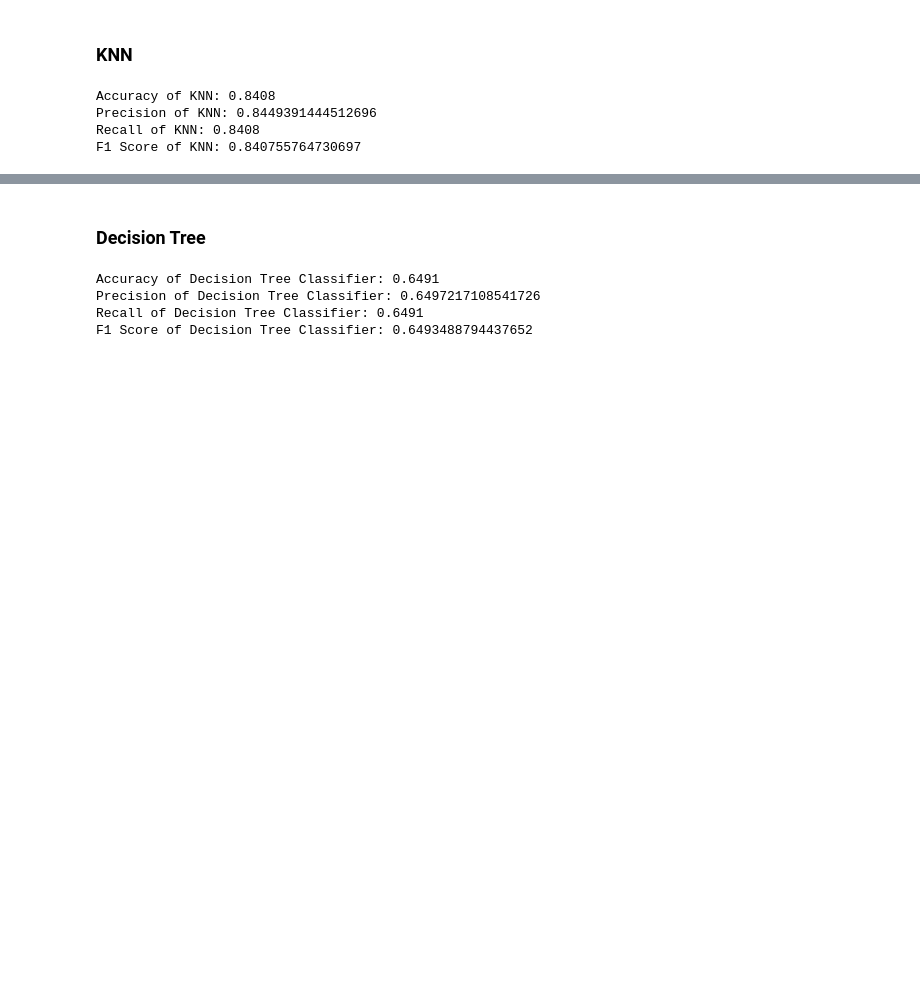
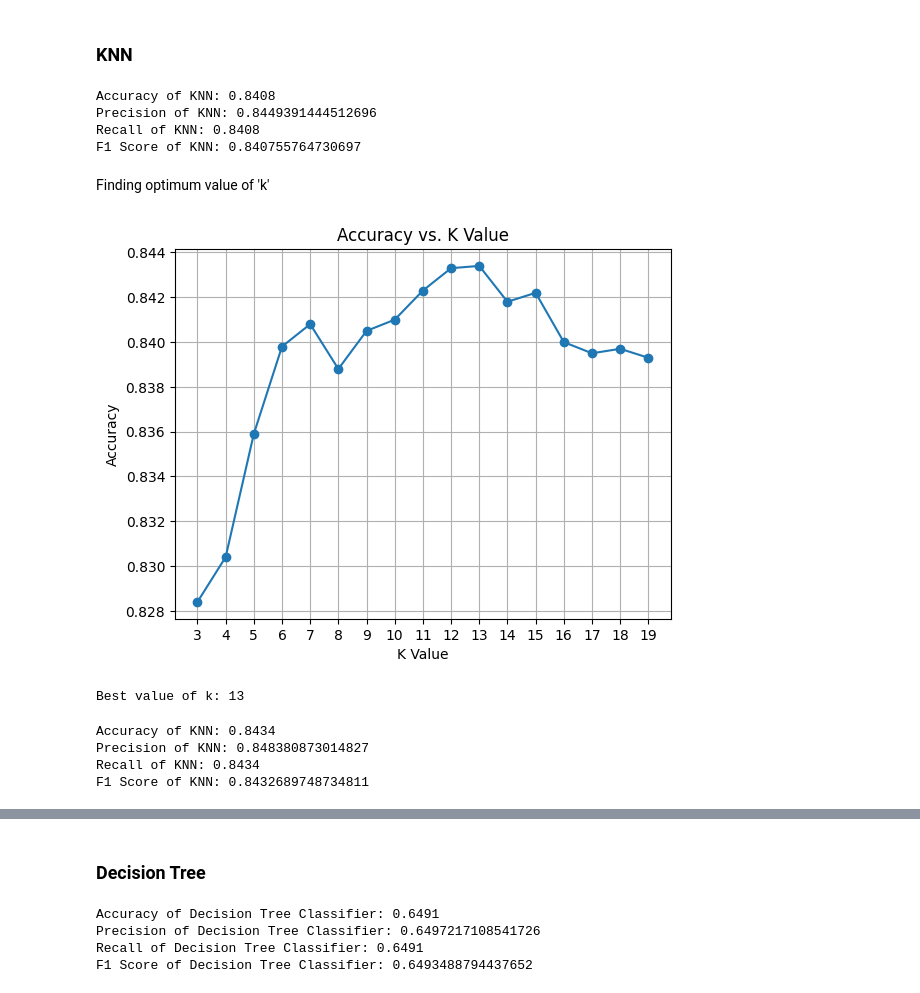
Before and after one commit to b22ee023/prml_object_recognition, a Jupyter notebook: object_recog.ipynb, the cells around one changed output, grey strips where cells are left out. Saved outputs shown, nothing was run; the diff lists cells and outputs as text; code cells hidden in the pictures; blank space fills up the shorter version.

```diff
--- a/object_recog.ipynb
+++ b/object_recog.ipynb
@@ -483,9 +485,9 @@ torch.Size([60000, 2048, 1, 1])
 Loading the saved features and selecting the training data and testing data
 # %%
 # Load the saved features from the file
-# loaded_features = torch.load('extracted_features.pt')
-# X_train_features = loaded_features[:50000]
-# X_test_features = loaded_features[50000:]
+loaded_features = torch.load('extracted_features.pt')
+X_train_features = loaded_features[:50000]
+X_test_features = loaded_features[50000:]
 # %%
 print(X_train.shape)
 # Changing the shape
@@ -517,3 +519,65 @@ Accuracy of KNN: 0.8408
 Precision of KNN: 0.8449391444512696
 Recall of KNN: 0.8408
 F1 Score of KNN: 0.840755764730697
+# %% [markdown]
+Finding optimum value of 'k'
+# %%
+import matplotlib.pyplot as plt
+
+# Define a range of k values to try
+k_values = range(3, 20)  # You can adjust the range as needed
+
+# Initialize lists to store accuracies for each k
+accuracies = []
+
+# Iterate over each value of k
+for k in k_values:
+    # Create and train the KNN classifier
+    knn_classifier = KNeighborsClassifier(n_neighbors=k)
+    knn_classifier.fit(X_train, y_train)
+
+    # Predict labels for the validation set
+    y_pred = knn_classifier.predict(X_test)
+
+    # Calculate accuracy and store it
+    accuracy = accuracy_score(y_test, y_pred)
+    accuracies.append(accuracy)
+
+# Plot k versus accuracy
+plt.plot(k_values, accuracies, marker='o')
+plt.title('Accuracy vs. K Value')
+plt.xlabel('K Value')
+plt.ylabel('Accuracy')
+plt.xticks(k_values)
+plt.grid(True)
+plt.show()
+
+# Find the k value with the highest accuracy
+best_k = k_values[accuracies.index(max(accuracies))]
+print("Best value of k:", best_k)
+# %% [output]
+[figure, added]
+Best value of k: 13
+# %%
+#using the best value of k
+knn_classifier = KNeighborsClassifier(n_neighbors=13)
+
+# Train the classifier
+knn_classifier.fit(X_train, y_train)
+
+# Predict labels for test set
+y_pred = knn_classifier.predict(X_test)
+
+accuracy = accuracy_score(y_test, y_pred)
+precision = precision_score(y_test, y_pred, average='weighted')
+recall = recall_score(y_test, y_pred, average='weighted')
+f1 = f1_score(y_test, y_pred, average='weighted')
+print("Accuracy of KNN:", accuracy)
+print("Precision of KNN:", precision)
+print("Recall of KNN:", recall)
+print("F1 Score of KNN:", f1)
+# %% [output]
+Accuracy of KNN: 0.8434
+Precision of KNN: 0.848380873014827
+Recall of KNN: 0.8434
+F1 Score of KNN: 0.8432689748734811
```
Also changed, not shown: parts of 7 cells of this notebook.
